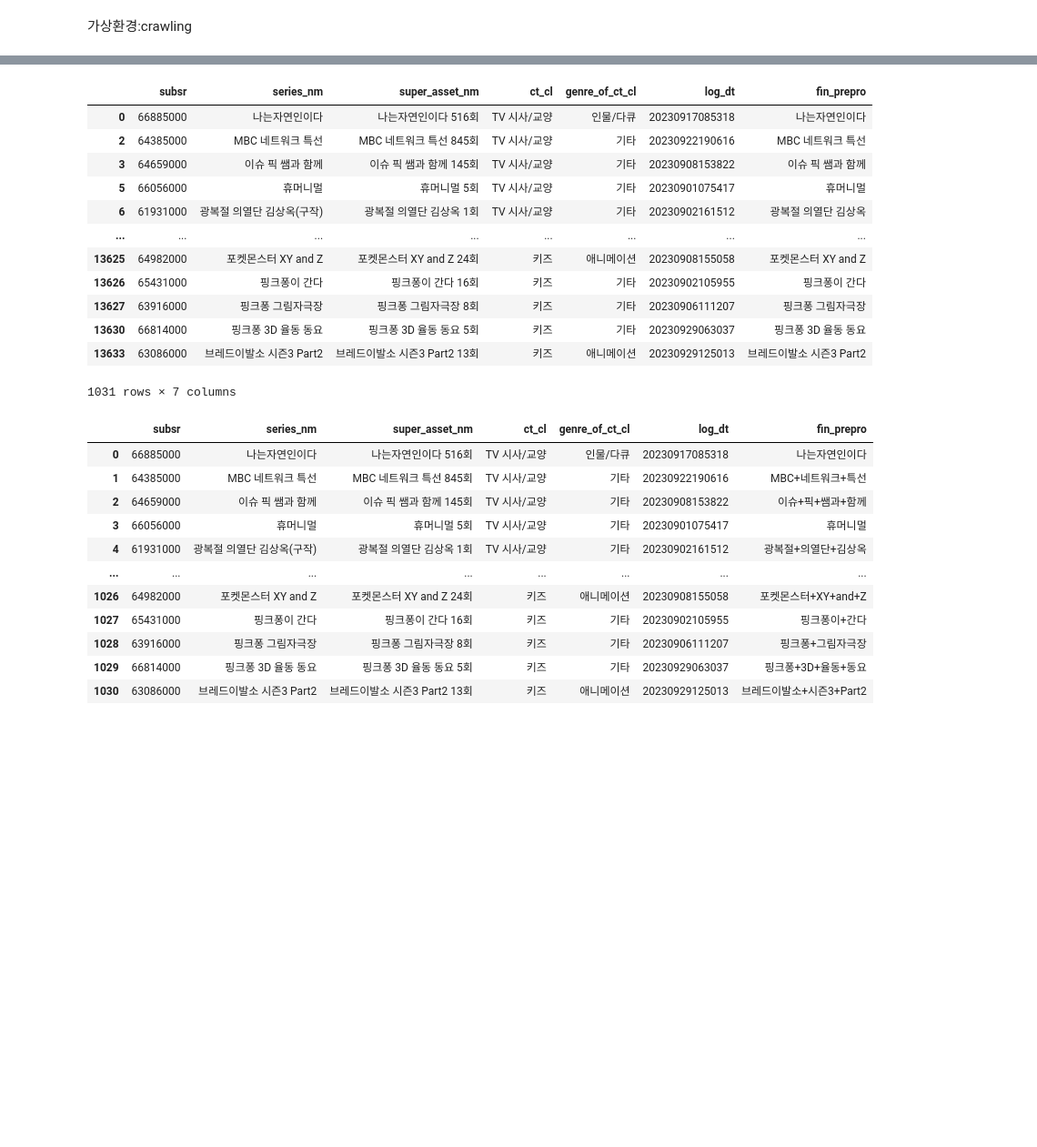
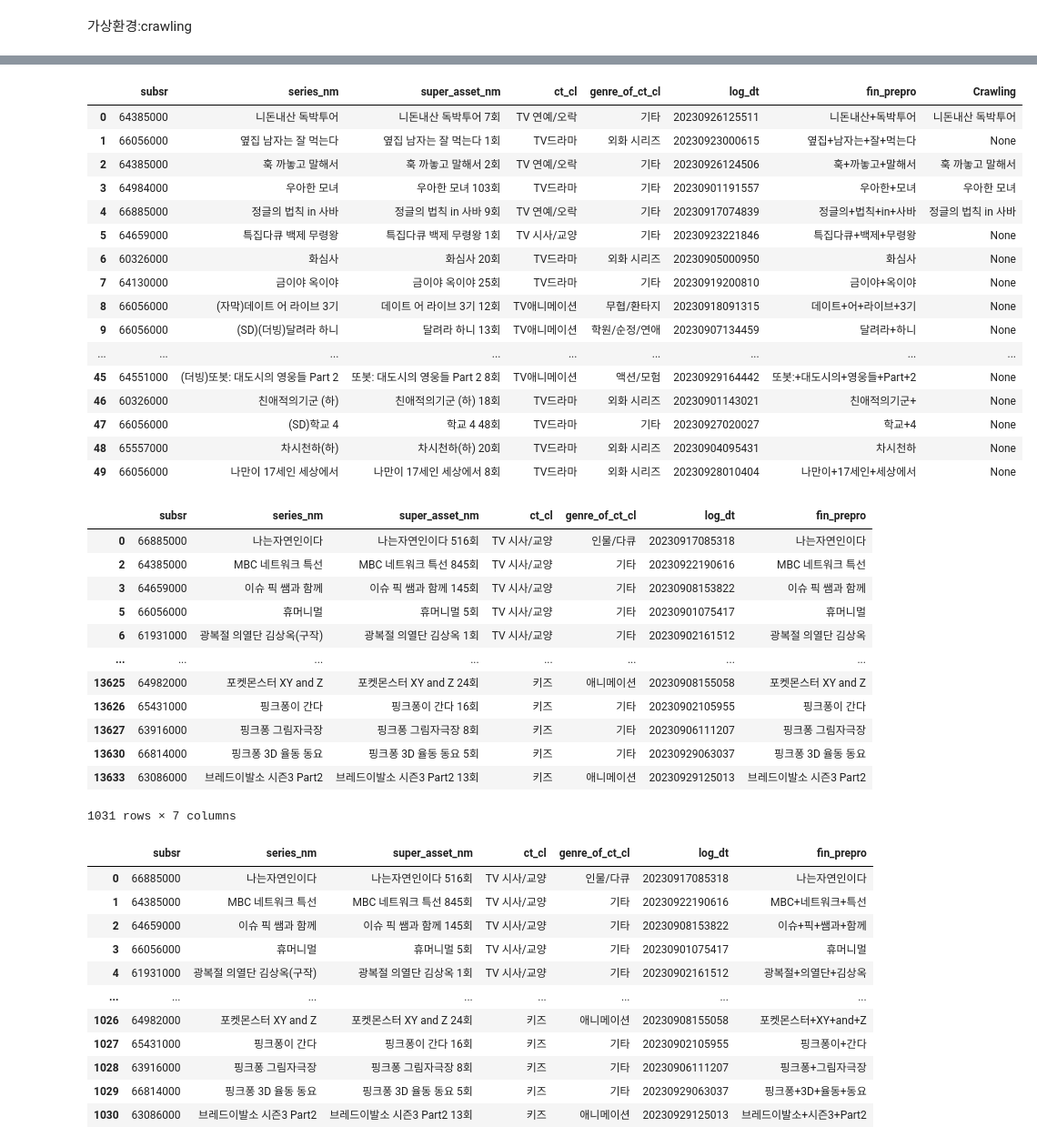
Before and after one commit to seunghyeon98/crawling, a Jupyter notebook: naver_crawling.ipynb, the cells around one changed output, grey strips where cells are left out. Shown at 91% size. Cells and saved outputs as stored; diff of their text form; code cells hidden in the pictures; blank space fills up the shorter version.

```diff
--- a/naver_crawling.ipynb
+++ b/naver_crawling.ipynb
@@ -4,0 +35,5 @@
+# %%
+movie_content_df = pd.read_pickle('./preprocessd_movie_content_sheet2.pickle')
+# movie_content_df = pd.DataFrame(movie_content_df)
+movie_content_df.reset_index(drop=True, inplace=True)
+movie_content_df['fin_prepro']=movie_content_df['fin_prepro'].str.replace(' ', '+')
@@ -4,0 +56,28 @@
+# %%
+movie_content_df['Crawling'] =None
+
+df = movie_content_df.sample(50)
+df.reset_index(drop=True,inplace=True)
+
+for idx in tqdm(range(len(df))):
+    driver = webdriver.Chrome(service=Service(ChromeDriverManager().install()))
+
+    article_text = None
+    query = df.at[idx,'fin_prepro']
+    print(query)
+
+    urls = 'https://search.naver.com/search.naver?where=nexearch&sm=top_hty&fbm=0&ie=utf8&query=' + query
+
+
+    driver.get(urls)
+
+    try:
+        element = driver.find_element(By.XPATH, "//*[@id='main_pack']/div[2]/div[1]/div[1]/h2/span/strong/a")
+
+        # 찾은 요소에서 텍스트를 가져오거나 다른 작업 수행
+        element_text = element.text
+
+        df.at[idx,'Crawling'] = element_text
+    except:
+        pass
+    driver.quit()
@@ -4,0 +92,20 @@
+# %%
+df
+# %% [output]
+|  | subsr | series_nm | super_asset_nm | ct_cl | genre_of_ct_cl | log_dt | fin_prepro | Crawling |
+| 0 | 64385000 | 니돈내산 독박투어 | 니돈내산 독박투어 7회 | TV 연예/오락 | 기타 | 20230926125511 | 니돈내산+독박투어 | 니돈내산 독박투어 |
+| 1 | 66056000 | 옆집 남자는 잘 먹는다 | 옆집 남자는 잘 먹는다 1회 | TV드라마 | 외화 시리즈 | 20230923000615 | 옆집+남자는+잘+먹는다 | None |
+| 2 | 64385000 | 훅 까놓고 말해서 | 훅 까놓고 말해서 2회 | TV 연예/오락 | 기타 | 20230926124506 | 훅+까놓고+말해서 | 훅 까놓고 말해서 |
+| 3 | 64984000 | 우아한 모녀 | 우아한 모녀 103회 | TV드라마 | 기타 | 20230901191557 | 우아한+모녀 | 우아한 모녀 |
+| 4 | 66885000 | 정글의 법칙 in 사바 | 정글의 법칙 in 사바 9회 | TV 연예/오락 | 기타 | 20230917074839 | 정글의+법칙+in+사바 | 정글의 법칙 in 사바 |
+| 5 | 64659000 | 특집다큐 백제 무령왕 | 특집다큐 백제 무령왕 1회 | TV 시사/교양 | 기타 | 20230923221846 | 특집다큐+백제+무령왕 | None |
+| 6 | 60326000 | 화심사 | 화심사 20회 | TV드라마 | 외화 시리즈 | 20230905000950 | 화심사 | None |
+| 7 | 64130000 | 금이야 옥이야 | 금이야 옥이야 25회 | TV드라마 | 기타 | 20230919200810 | 금이야+옥이야 | None |
+| 8 | 66056000 | (자막)데이트 어 라이브 3기 | 데이트 어 라이브 3기 12회 | TV애니메이션 | 무협/환타지 | 20230918091315 | 데이트+어+라이브+3기 | None |
+| 9 | 66056000 | (SD)(더빙)달려라 하니 | 달려라 하니 13회 | TV애니메이션 | 학원/순정/연애 | 20230907134459 | 달려라+하니 | None |
+| ... | ... | ... | ... | ... | ... | ... | ... | ... |
+| 45 | 64551000 | (더빙)또봇: 대도시의 영웅들 Part 2 | 또봇: 대도시의 영웅들 Part 2 8회 | TV애니메이션 | 액션/모험 | 20230929164442 | 또봇:+대도시의+영웅들+Part+2 | None |
+| 46 | 60326000 | 친애적의기군 (하) | 친애적의기군 (하) 18회 | TV드라마 | 외화 시리즈 | 20230901143021 | 친애적의기군+ | None |
+| 47 | 66056000 | (SD)학교 4 | 학교 4 48회 | TV드라마 | 기타 | 20230927020027 | 학교+4 | None |
+| 48 | 65557000 | 차시천하(하) | 차시천하(하) 20회 | TV드라마 | 외화 시리즈 | 20230904095431 | 차시천하 | None |
+| 49 | 66056000 | 나만이 17세인 세상에서 | 나만이 17세인 세상에서 8회 | TV드라마 | 외화 시리즈 | 20230928010404 | 나만이+17세인+세상에서 | None |
```
Also changed, not shown: parts of 9 cells of this notebook, 1 other file.
